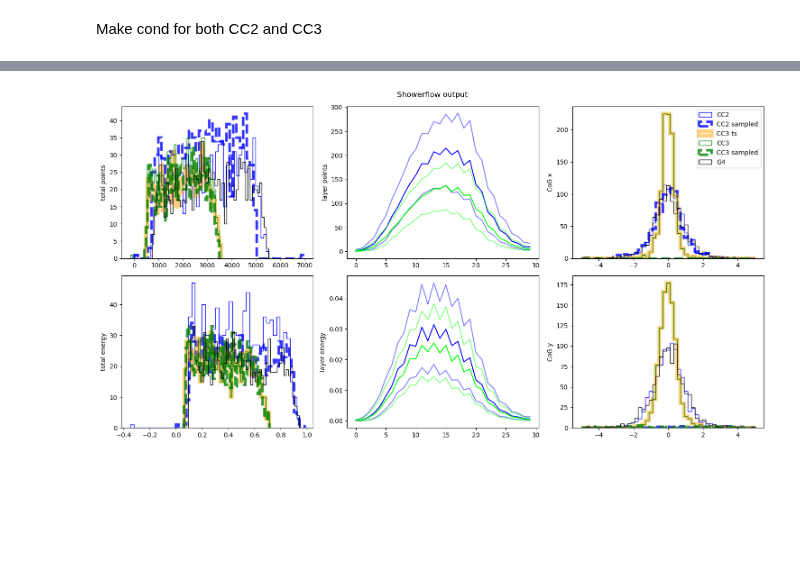
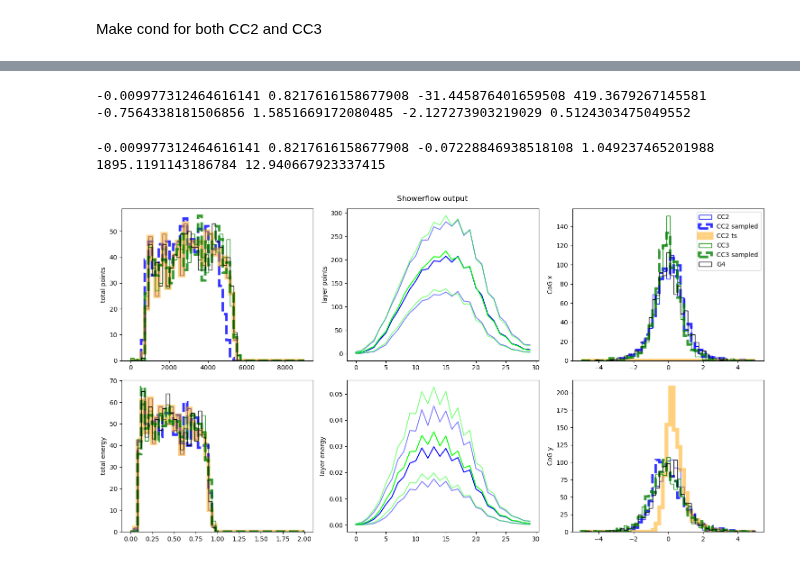
Before and after one commit to FLC-QU-hep/CaloClouds-3, a Jupyter notebook: scripts/plotting/ComparingCC2_CC3.ipynb, the cells around one changed output, grey strips where cells are left out. Drawn from its saved outputs; the diff is of its cells as text; code cells hidden in the pictures; blank space fills up the shorter version.

```diff
--- a/scripts/plotting/ComparingCC2_CC3.ipynb
+++ b/scripts/plotting/ComparingCC2_CC3.ipynb
@@ -370,14 +409,16 @@ if True:
 total_points_2s = (cc2_events[:, :, 3] > 0).sum(axis=1)
 total_energy_2s = cc2_events[:, :, 3].sum(axis=1)/1000
 cog_x_2s = ((cc2_events[..., -1]*cc2_events[..., 0]/cc2_events[..., [-1]].sum(axis=1)).sum(axis=1)-all_cond_meta.mean_cog[0])/all_cond_meta.std_cog[0]
-cog_y_2s = ((cc2_events[..., -1]*cc2_events[..., 1]/events[..., [-1]].sum(axis=1)).sum(axis=1)-all_cond_meta.mean_cog[1])/all_cond_meta.std_cog[1]
+cog_y_2s = ((cc2_events[..., -1]*cc2_events[..., 1]/cc2_events[..., [-1]].sum(axis=1)).sum(axis=1)-all_cond_meta.mean_cog[1])/all_cond_meta.std_cog[1]
 # %%
 from pointcloud.utils.gen_utils import gen_cond_showers_batch
 # CC3
-cond_m = {"showerflow":cond[:, [0, 2, 3, 4]], "diffusion": cond[:, [0, 2, 3, 4]]}
+max_cond = 1000000
+cond_m = {"showerflow":cond[:max_cond, [0, 2, 3, 4]], "diffusion": cond[:max_cond, [0, 2, 3, 4]]}
 diffusion_m, sf_m, configs_m = cc_models["CC3"]
 configs_m.device='cpu'
-cc_3_configs.device='cpu'
+configs_m.metadata = cc_3_meta
+#cc_3_meta.std_cog = cc_3_meta.std_cog[[2,0,1]]
 if True:
     #ipdb.set_trace()
-    cc3_events = gen_cond_showers_batch(diffusion_m, sf_m, cond_m, config=configs_m, metadata=all_cond_meta)
+    cc3_events = gen_cond_showers_batch(diffusion_m, sf_m, cond_m, config=configs_m)
@@ -389,25 +439,47 @@ array([8.66658884e-05, 1.68119505e-01, 8.88605267e-02, ...,
 # %%
 total_points_3s = (cc3_events[:, :, 3] > 0).sum(axis=1)
 total_energy_3s = cc3_events[:, :, 3].sum(axis=1)/1000
-cog_x_3s = ((cc3_events[..., -1]*cc3_events[..., 0]/cc3_events[..., [-1]].sum(axis=1)).sum(axis=1)-cc_3_meta.mean_cog[0])/cc_3_meta.std_cog[0]
-cog_y_3s = ((cc3_events[..., -1]*cc3_events[..., 1]/events[..., [-1]].sum(axis=1)).sum(axis=1)-cc_3_meta.mean_cog[1])/cc_3_meta.std_cog[1]
+cog_x_3s_raw = (cc3_events[..., -1]*cc3_events[..., 0]/cc3_events[..., [-1]].sum(axis=1)).sum(axis=1)
+cog_x_3s = (cog_x_3s_raw-dataset_stats["mean_event"][0])/dataset_stats["std_event"][0]
+cog_y_3s_raw = (cc3_events[..., -1]*cc3_events[..., 1]/events[..., [-1]].sum(axis=1)).sum(axis=1)
+cog_y_3s = (cog_y_3s_raw-dataset_stats["mean_event"][1])/dataset_stats["std_event"][1]
+print(cog_x_3s_raw.mean(), cog_x_3s_raw.std(), cog_y_3s_raw.mean(), cog_y_3s_raw.std())
+print(cog_x_3s.mean(), cog_x_3s.std(), cog_y_3s.mean(), cog_y_3s.std())
+# %% [output]
+-0.009977312464616141 0.8217616158677908 -31.445876401659508 419.3679267145581
+-0.7564338181506856 1.5851669172080485 -2.127273903219029 0.5124303475049552
+# %%
+total_points_3s = (cc3_events[:, :, 3] > 0).sum(axis=1)
+total_energy_3s = cc3_events[:, :, 3].sum(axis=1)/1000
+cog_x_3s = (cc3_events[..., -1]*cc3_events[..., 0]/cc3_events[..., [-1]].sum(axis=1)).sum(axis=1)
+#cog_x_3s = ((cc3_events[..., -1]*cc3_events[..., 0]/cc3_events[..., [-1]].sum(axis=1)).sum(axis=1)-dataset_stats["mean_event"][0])/dataset_stats["std_event"][0]
+cog_y_3s = (cc3_events[..., -1]*cc3_events[..., 1]/cc3_events[..., [-1]].sum(axis=1)).sum(axis=1)
+cog_z_3s = (cc3_events[..., -1]*cc3_events[..., 2]/cc3_events[..., [-1]].sum(axis=1)).sum(axis=1)
+
+#cog_y_3s = ((cc3_events[..., -1]*cc3_events[..., 1]/cc3_events[..., [-1]].sum(axis=1)).sum(axis=1)-dataset_stats["mean_event"][1])/dataset_stats["std_event"][1]
+print(cog_x_3s.mean(), cog_x_3s.std(), cog_y_3s.mean(), cog_y_3s.std(), cog_z_3s.mean(), cog_z_3s.std())
+# %% [output]
+-0.009977312464616141 0.8217616158677908 -0.07228846938518108 1.049237465201988 1895.1191143186784 12.940667923337415
 # %%
 from matplotlib import pyplot as plt
 fig, ax_arr = plt.subplots(2, 3, figsize=(15, 8))
 ax_arr = ax_arr.flatten()
 fig.suptitle("Showerflow output")
-hist2_settings = dict(label='CC2', color='blue', histtype="step", bins=np.linspace(-5, 5, 50))
-hist2s_settings = dict(label='CC2 sampled', color='blue', histtype="step", linewidth=4, alpha=0.8, linestyle='--', bins=np.linspace(-5, 5, 50))
-hist2ts_settings = dict(label=f'{model_name} ts', color='orange', histtype="step", linewidth=6, alpha=0.5, bins=np.linspace(-5, 5, 50))
-hist3_settings = dict(label='CC3', color='green', histtype="step", bins=np.linspace(-5, 5, 50))
-hist3s_settings = dict(label='CC3 sampled', color='green', histtype="step", linewidth=4, alpha=0.8, linestyle='--', bins=np.linspace(-5, 5, 50))
-histg4_settings = dict(label='G4', color='k', histtype='step', bins=np.linspace(-5, 5, 50))
+hist_common = dict(histtype='step', bins=np.linspace(-5, 5, 50))
+hist2_settings = dict(label='CC2', color='blue')
+hist2s_settings = dict(label='CC2 sampled', color='blue', linewidth=4, alpha=0.8, linestyle='--')
+hist2ts_settings = dict(label=f'{model_name} ts', color='orange', linewidth=6, alpha=0.5)
+hist3_settings = dict(label='CC3', color='green')
+hist3s_settings = dict(label='CC3 sampled', color='green', linewidth=4, alpha=0.8, linestyle='--')
+histg4_settings = dict(label='G4', color='k')
 settings = [hist2_settings, hist2s_settings, hist2ts_settings, hist3_settings, hist3s_settings, histg4_settings]
+for seti in settings:
+    seti.update(hist_common)
 
 i=2
 ax_arr[i].set_ylabel("CoG x")
 cc2_v = conditioned_samples["CC2"][1][:, 4]
-cc3_v = conditioned_samples["CC3"][1][:, 0]
+cc3_v = conditioned_samples["CC3"][1][:, 0]*cc_3_meta.std_cog[0]
 
 ax_arr[i].hist(cc2_v, **hist2_settings)
 ax_arr[i].hist(cog_x_2s, **hist2s_settings)
@@ -420,7 +492,7 @@ ax_arr[i].legend()
 i=5
 ax_arr[i].set_ylabel("CoG y")
 cc2_v = conditioned_samples["CC2"][1][:, 2]
-cc3_v = conditioned_samples["CC3"][1][:, 1]
+cc3_v = conditioned_samples["CC3"][1][:, 1]*cc_3_meta.std_cog[1]
 
 ax_arr[i].hist(cc2_v, **hist2_settings)
 ax_arr[i].hist(cog_y_2s, **hist2s_settings)
@@ -432,10 +504,11 @@ ax_arr[i].hist(cog_y, **histg4_settings)
 i=0
 # total points
 for seti in settings:
-    seti['bins'] = 50
+    seti['bins'] = np.linspace(0, 9000, 50)
+
 ax_arr[i].set_ylabel("total points")
 cc2_v = (float(all_cond_meta.n_pts_rescale)*conditioned_samples["CC2"][1][:, 0]).clip(1, 60_000)
-cc3_v = float(all_cond_meta.n_pts_rescale)*conditioned_samples["CC3"][1][:, -60:-30].sum(dim=1)/30
+cc3_v = float(cc_3_meta.n_pts_rescale)*conditioned_samples["CC3"][1][:, -60:-30].sum(dim=1)/30
 
 ax_arr[i].hist(cc2_v, **hist2_settings)
 ax_arr[i].hist(total_points_2s, **hist2s_settings)
@@ -454,7 +527,7 @@ layer_pnts3 = np.zeros((3, 30))
 quantiles = [0.25, 0.5, 0.75]
 for l in range(30):
     layer_pnts2[:, l] = np.quantile(renormed[:, l], quantiles)
-    layer_pnts3[:, l] = float(all_cond_meta.n_pts_rescale)*np.quantile(conditioned_samples["CC3"][1][:, -60+l], quantiles)/30
+    layer_pnts3[:, l] = float(cc_3_meta.n_pts_rescale)*np.quantile(conditioned_samples["CC3"][1][:, -60+l], quantiles)/30
 colour = ((0, 0, 1, 0.5), (0, 0, 1, 1), (0, 0, 1, 0.5))
 for j in range(3):
     ax_arr[i].plot(range(30), layer_pnts2[j], color=colour[j])
@@ -466,34 +539,37 @@ for j in range(3):
 
 i=3
 # total energy
+for seti in settings:
+    seti['bins'] = np.linspace(0, 2, 50)
+
 ax_arr[i].set_ylabel("total energy")
 cc2_v = conditioned_samples["CC2"][1][:, 1]
-cc3_v = conditioned_samples["CC3"][1][:, -30:].sum(dim=1)/30
+cc3_v = cc_3_meta.vis_eng_rescale*conditioned_samples["CC3"][1][:, -30:].sum(dim=1)/30
 
 ax_arr[i].hist(cc2_v, **hist2_settings)
 ax_arr[i].hist(total_energy_2s, **hist2s_settings)
 ax_arr[i].hist(energy_ts/1000, **hist2ts_settings)
 ax_arr[i].hist(cc3_v, **hist3_settings)
 ax_arr[i].hist(total_energy_3s, **hist3s_settings)
 ax_arr[i].hist(energy, **histg4_settings)
 
 i=4
 ax_arr[i].set_ylabel("layer energy")
 layer_e2 = np.zeros((3, 30))
 raw = conditioned_samples["CC2"][1][:, -30:].clip(0, 1)
 renormed = raw*(cc2_v[:, None]/raw_totals[:, None])
 layer_e3 = np.zeros((3, 30))
 quantiles = [0.25, 0.5, 0.75]
 for l in range(30):
     layer_e2[:, l] = np.quantile(renormed[:, l], quantiles)
-    layer_e3[:, l] = np.quantile(conditioned_samples["CC3"][1][:, -30+l], quantiles)/30
+    layer_e3[:, l] = np.quantile(cc_3_meta.vis_eng_rescale*conditioned_samples["CC3"][1][:, -30+l], quantiles)/30
 colour = ((0, 0, 1, 0.5), (0, 0, 1, 1), (0, 0, 1, 0.5))
 for j in range(3):
     ax_arr[i].plot(range(30), layer_e2[j], color=colour[j])
 colour = ((0, 1, 0, 0.5), (0, 1, 0, 1), (0, 1, 0, 0.5))
 for j in range(3):
     ax_arr[i].plot(range(30), layer_e3[j], color=colour[j])
 
 plt.tight_layout()
 # %% [output]
-[figure, old version]
+[figure, new version]
```
Also changed, not shown: parts of 13 cells of this notebook, 11 other files.
